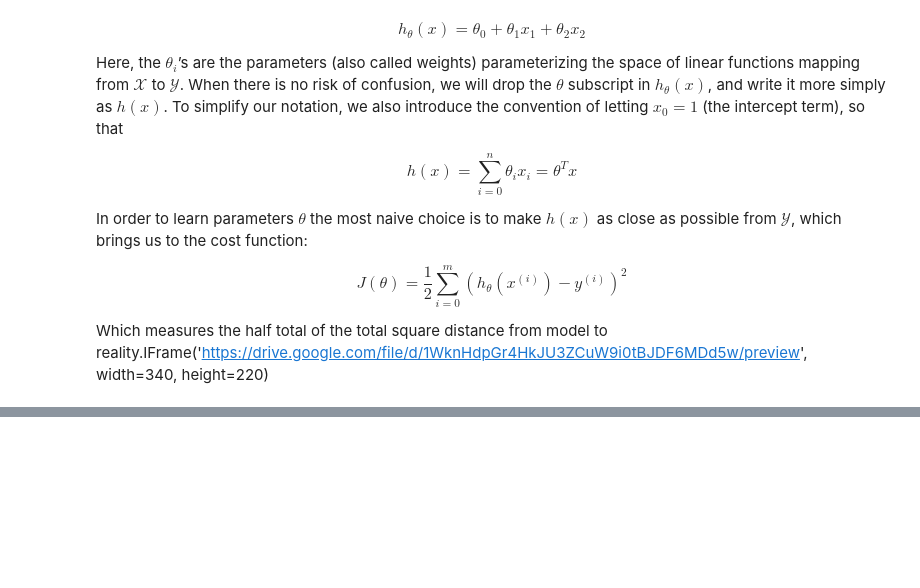
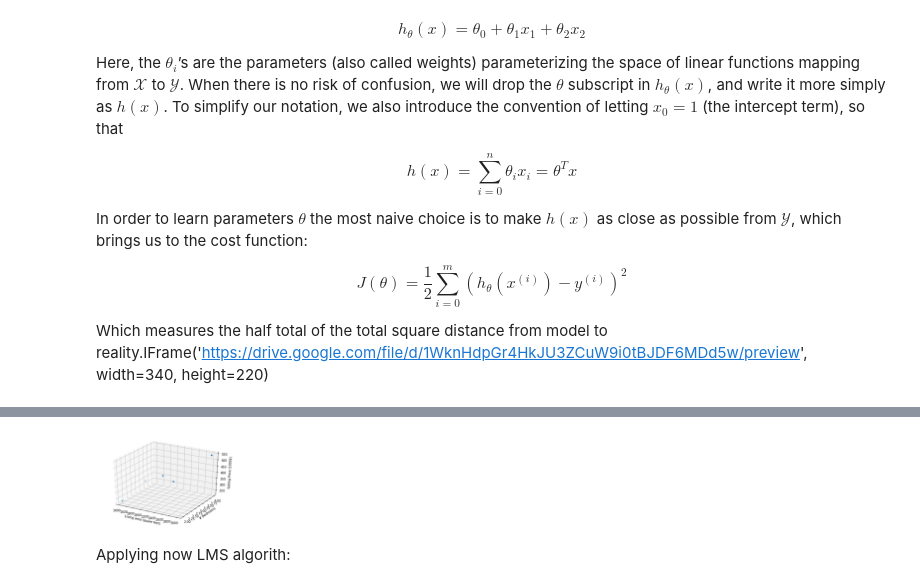
Before and after one commit to GiovanniGatti/notebook, a Jupyter notebook: machine-learning/supervised-learning/linear-regression.ipynb, the cells around one changed output, grey strips where cells are left out. Drawn from its saved outputs; the diff is of its cells as text; code cells hidden in the pictures; blank space fills up the shorter version.

Commit message:
WIP lsm algorithm example

```diff
--- a/machine-learning/supervised-learning/linear-regression.ipynb
+++ b/machine-learning/supervised-learning/linear-regression.ipynb
@@ -64,0 +73,23 @@ The rule is called the LMS update rule and is also known as the Widrow-Hoff lear
+# %%
+import matplotlib.pyplot as plt
+from mpl_toolkits.mplot3d import Axes3D
+import numpy as np
+
+t = np.array([[2104, 3, 400],
+             [1600, 3, 330],
+             [2400, 3, 369],
+             [1416, 2, 232],
+             [3000, 4, 540]])
+
+fig = plt.figure()
+ax = Axes3D(fig)
+ax.scatter(t[:,0], t[:,1], t[:,2])
+ax.set_xlabel('Living area (quare feet)')
+ax.set_ylabel('# Bedrooms')
+ax.set_zlabel('Selling Price (1000$)')
+
+plt.show()
+# %% [output]
+[figure, added]
+# %% [markdown]
+Applying now LMS algorith:
```
Also changed, not shown: parts of 2 cells of this notebook.
